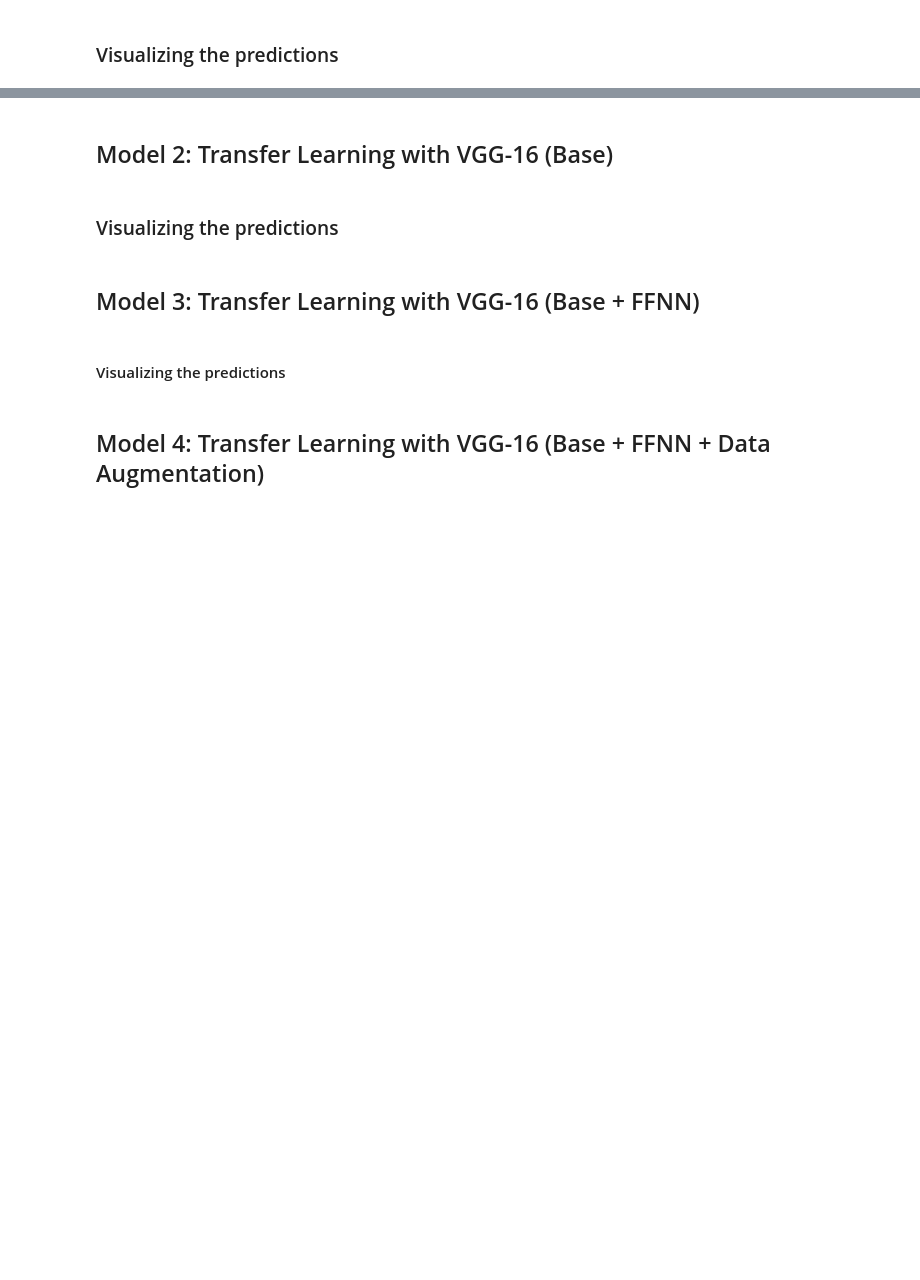
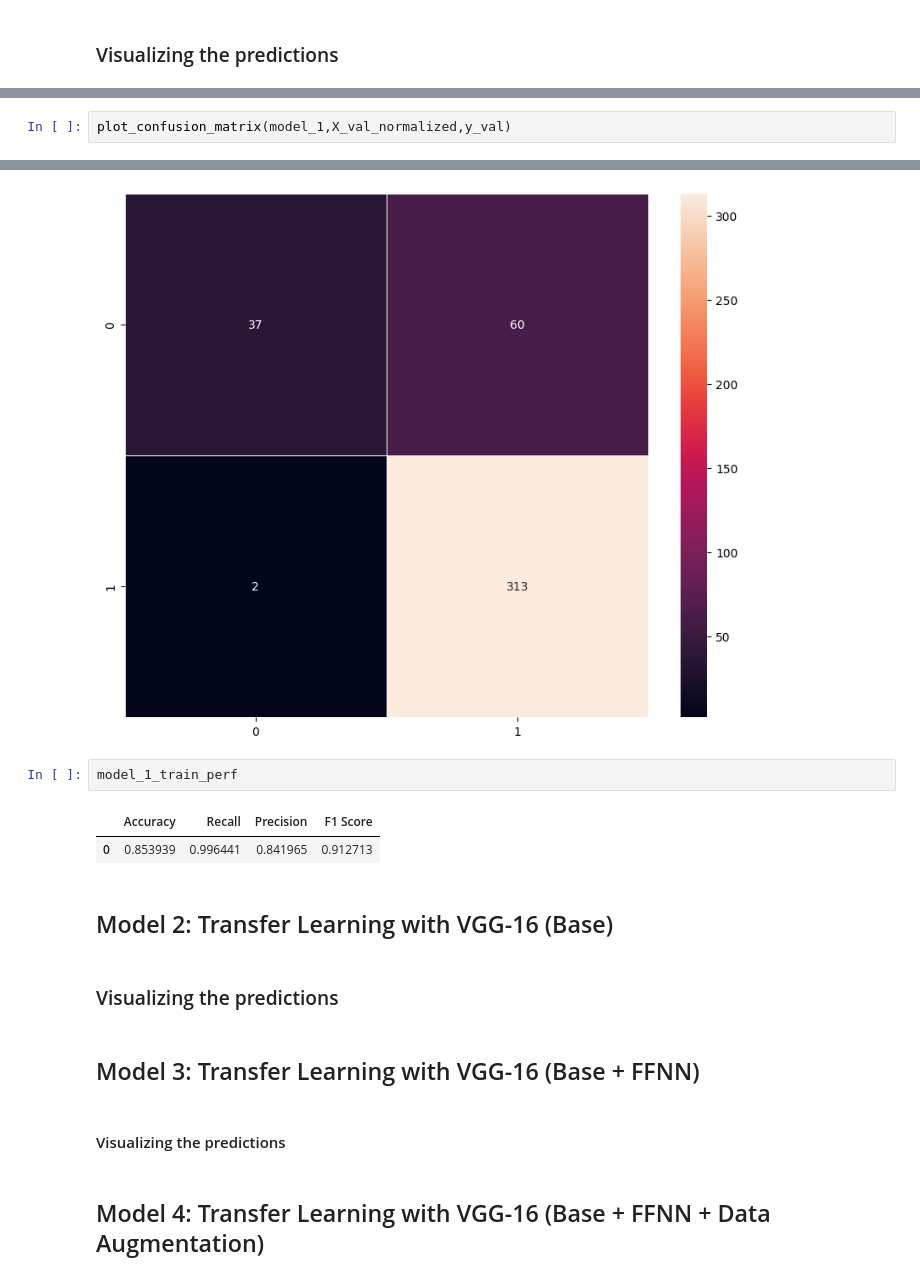
Before and after one commit to AkshayGovindaraj/GoogleColab, a Jupyter notebook: HelmNet_Full_Code.ipynb, the cells around one changed output, grey strips where cells are left out. Cells and saved outputs as stored; diff of their text form; blank space fills up the shorter version.

```diff
--- a/HelmNet_Full_Code.ipynb
+++ b/HelmNet_Full_Code.ipynb
@@ -249,0 +361,3 @@ model.add(Conv2D(32, kernel_size=(3, 3), activation='relu', input_shape=(224, 22
+# %%
+plot_confusion_matrix(model_1,X_val_normalized,y_val)
+# %% [output]
@@ -250,3 +365,9 @@ model.add(Conv2D(32, kernel_size=(3, 3), activation='relu', input_shape=(224, 22
+[figure, added]
+# %%
+model_1_train_perf
+# %% [output]
+|  | Accuracy | Recall | Precision | F1 Score |
+| 0 | 0.853939 | 0.996441 | 0.841965 | 0.912713 |
 # %% [markdown]
 ## Model 2: Transfer Learning with VGG-16 (Base)
 # %% [markdown]
```
Also changed, not shown: parts of 19 cells of this notebook.
